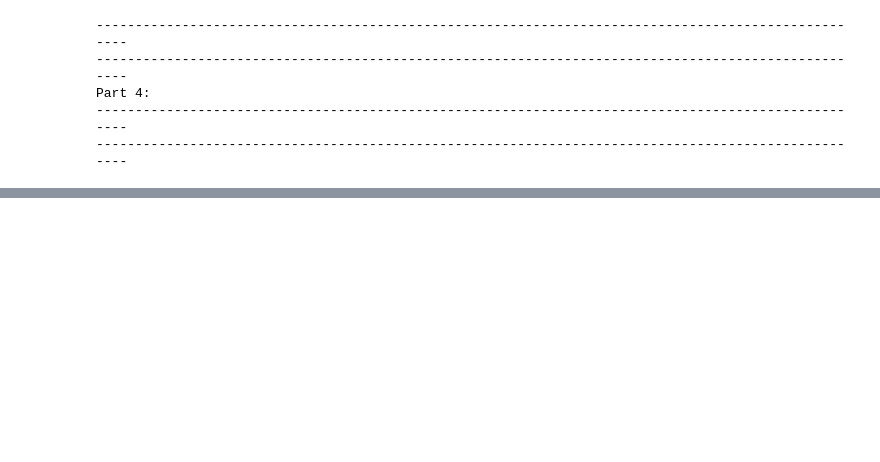
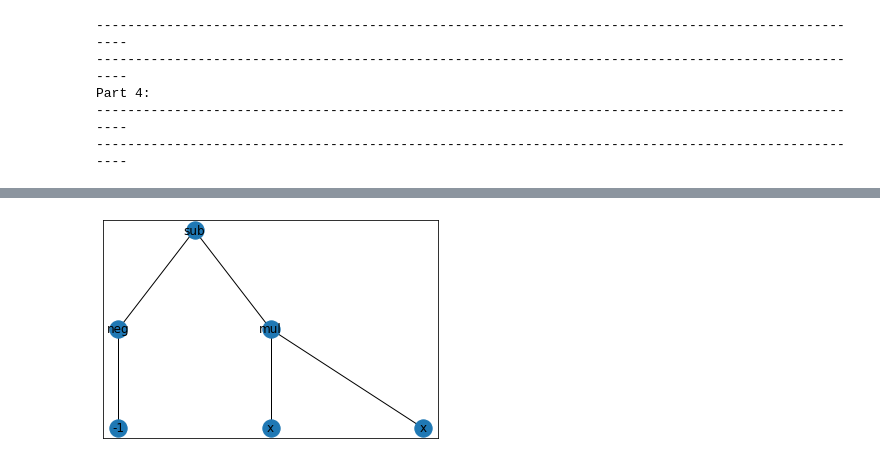
Before and after one commit to Yun-K/Scheduling-and-Combinatorial-Optimisation, a Jupyter notebook: p3p4.ipynb, the cells around one changed output, grey strips where cells are left out. Cells and saved outputs as stored; diff of their text form; code cells hidden in the pictures; blank space fills up the shorter version.

```diff
--- a/p3p4.ipynb
+++ b/p3p4.ipynb
@@ -657,0 +916,34 @@ Part 4:
+# %%
+from deap import base, creator, gp
+
+# pset = gp.PrimitiveSet("MAIN", 1)
+# pset.addPrimitive(operator.add, 2)
+# pset.addPrimitive(operator.sub, 2)
+# pset.addPrimitive(operator.mul, 2)
+# pset.renameArguments(ARG0='x')
+
+# creator.create("Individual", gp.PrimitiveTree)
+
+# toolbox = base.Toolbox()
+# toolbox.register("expr", gp.genHalfAndHalf, pset=pset, min_=1, max_=2)
+# toolbox.register("individual", tools.initIterate, creator.Individual, toolbox.expr)
+
+expr = toolbox.Individual()
+nodes, edges, labels = gp.graph(expr)
+
+### Graphviz Section ###
+import matplotlib.pyplot as plt
+import networkx as nx
+from networkx.drawing.nx_agraph import graphviz_layout
+
+g = nx.Graph()
+g.add_nodes_from(nodes)
+g.add_edges_from(edges)
+pos = graphviz_layout(g, prog="dot")
+
+nx.draw_networkx_nodes(g, pos)
+nx.draw_networkx_edges(g, pos)
+nx.draw_networkx_labels(g, pos, labels)
+plt.show()
+# %% [output]
+[figure, added]
```
Also changed, not shown: parts of 10 cells of this notebook.
